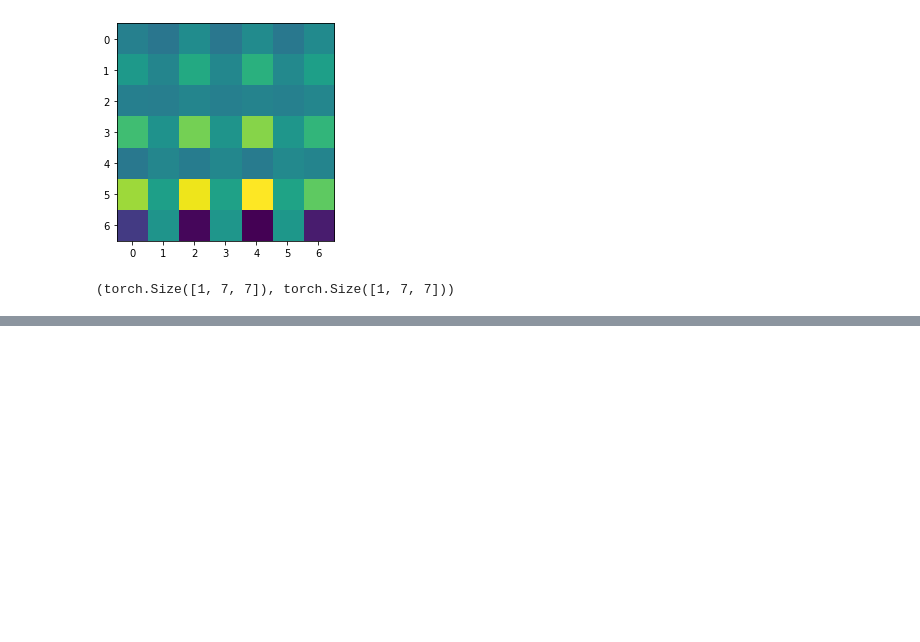
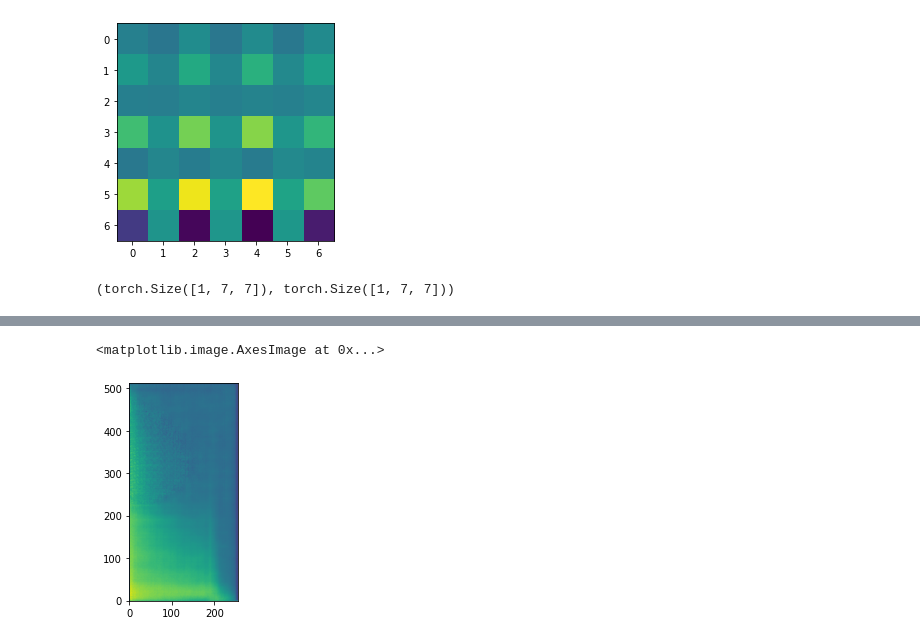
Before and after one commit to jdasam/ant5015-2022Spring, a Jupyter notebook: 11th_week_Autoencoder.ipynb, the cells around one changed output, grey strips where cells are left out. Saved outputs shown, nothing was run; the diff lists cells and outputs as text; code cells hidden in the pictures; blank space fills up the shorter version.

```diff
--- a/11th_week_Autoencoder.ipynb
+++ b/11th_week_Autoencoder.ipynb
@@ -191,0 +279,23 @@ recon_spec.shape, spec.shape
+# %%
+from tqdm.auto import tqdm
+
+num_epochs = 5
+device = 'cuda'
+model.to(device)
+
+optimizer = torch.optim.Adam(model.parameters(), lr=1e-4)
+train_loader = DataLoader(dataset, batch_size=8, num_workers=4, shuffle=True, pin_memory=True)
+
+for epoch in tqdm(range(num_epochs)):
+  for batch in train_loader:
+    audio, pitch = batch
+    recon_spec, spec = model(audio.to(device), pitch.to(device))
+    loss = loss_calculator(recon_spec, spec)
+    loss.backward()
+    optimizer.step()
+    optimizer.zero_grad()
+# %%
+plt.imshow(recon_spec[4,0].detach().cpu(), origin='lower')
+# %% [output]
+<matplotlib.image.AxesImage at 0x...>
+[figure, added]
```
Also changed, not shown: parts of 40 cells of this notebook.
